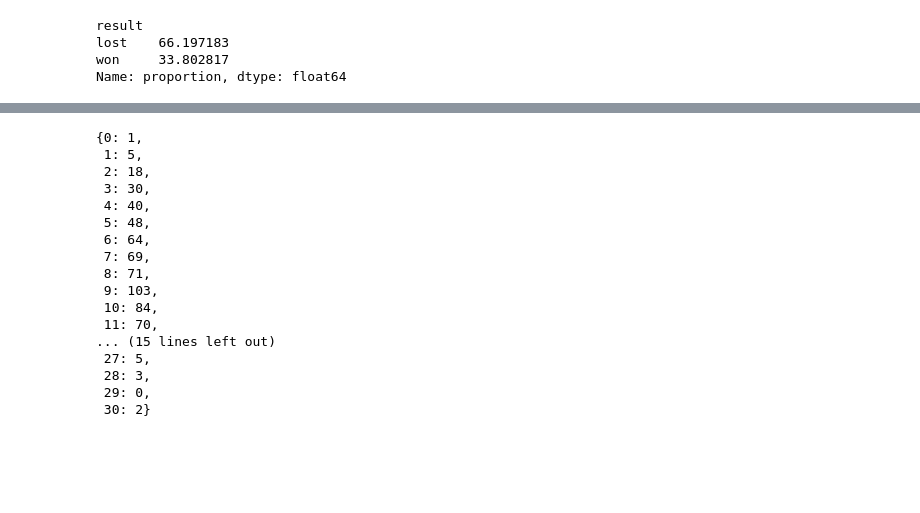
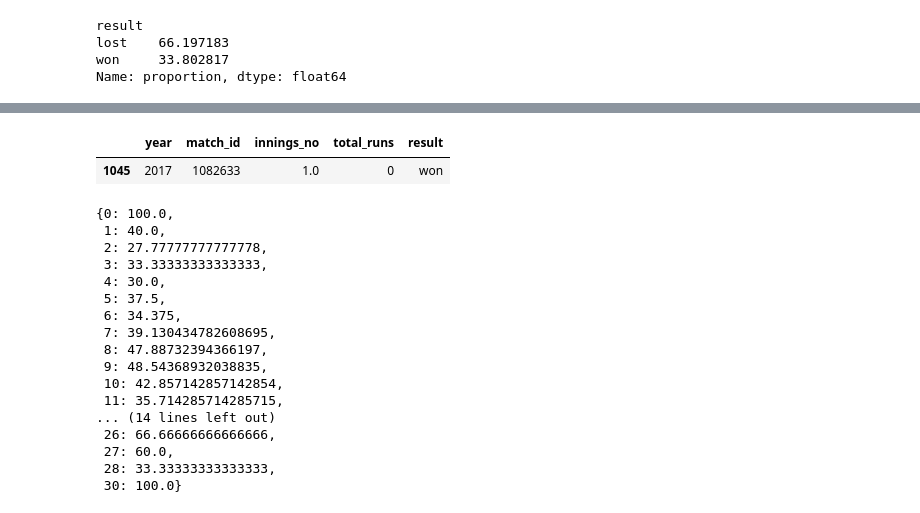
Before and after one commit to visakhpadmanabhan7/crick_analytics, a Jupyter notebook: analyse19th_over.ipynb, the cells around one changed output, grey strips where cells are left out. Saved outputs shown, nothing was run; the diff lists cells and outputs as text; code cells hidden in the pictures; blank space fills up the shorter version.

```diff
--- a/analyse19th_over.ipynb
+++ b/analyse19th_over.ipynb
@@ -545,20 +545,27 @@ win_percentage
+# %%
+sum_runs_19th_over_innings1[sum_runs_19th_over_innings1['total_runs']==0]
+# %% [output]
+|  | year | match_id | innings_no | total_runs | result |
+| 1045 | 2017 | 1082633 | 1.0 | 0 | won |
 # %%
-counter_val
+#sort the dictionary based on keys
+win_percentage=dict(sorted(win_percentage.items()))
+win_percentage
 # %% [output]
-{0: 1,
- 1: 5,
- 2: 18,
- 3: 30,
- 4: 40,
- 5: 48,
- 6: 64,
- 7: 69,
- 8: 71,
- 9: 103,
- 10: 84,
- 11: 70,
-... (15 lines left out)
- 27: 5,
- 28: 3,
- 29: 0,
- 30: 2}
+{0: 100.0,
+ 1: 40.0,
+ 2: 27.77777777777778,
+ 3: 33.33333333333333,
+ 4: 30.0,
+ 5: 37.5,
+ 6: 34.375,
+ 7: 39.130434782608695,
+ 8: 47.88732394366197,
+ 9: 48.54368932038835,
+ 10: 42.857142857142854,
+ 11: 35.714285714285715,
+... (14 lines left out)
+ 26: 66.66666666666666,
+ 27: 60.0,
+ 28: 33.33333333333333,
+ 30: 100.0}
```
Also changed, not shown: parts of 9 cells of this notebook.
